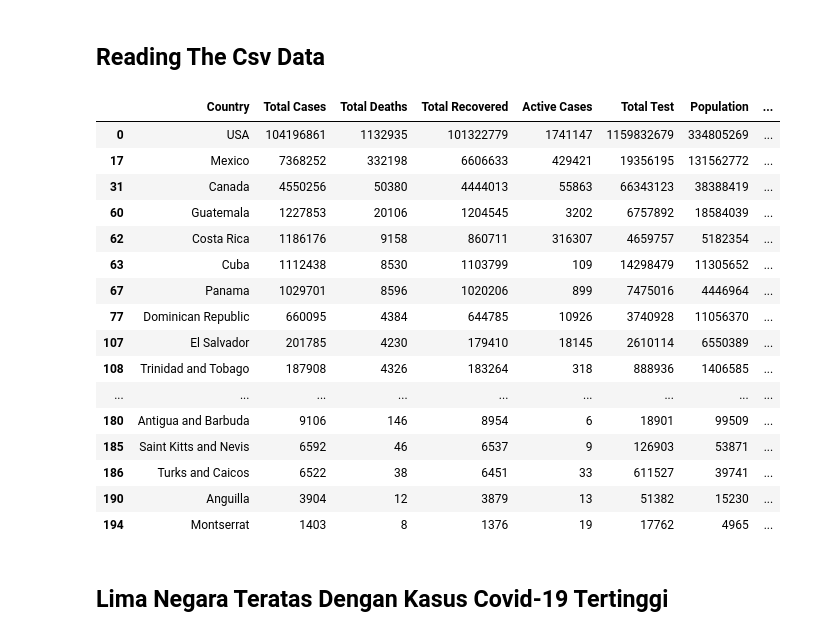
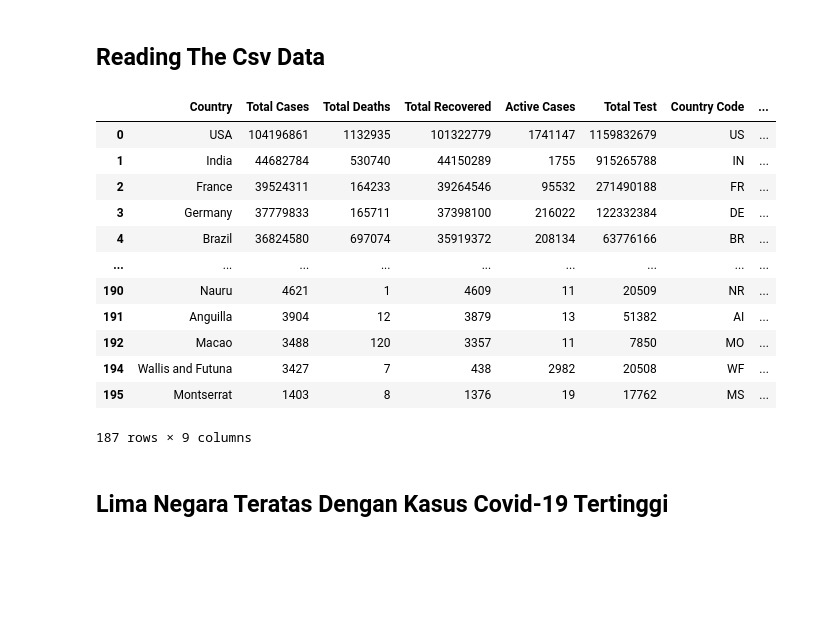
Before and after one commit to HaikalRFadhilahh/covid-19-python-analyst, a Jupyter notebook: covid.ipynb, the cells around one changed output. Cells and saved outputs as stored; diff of their text form; code cells hidden in the pictures; blank space fills up the shorter version.

```diff
--- a/covid.ipynb
+++ b/covid.ipynb
@@ -28,44 +32,54 @@ def dataFrameContinentCode(data,col):
         except:
             arr.append(None)
     return pd.DataFrame(arr,columns=['Continent Code'])
+
+def dataFrameCountryCode3(data,col):
+    arr = []
+    for x in data[col]:
+        try:
+            dump = country_name_to_country_alpha3(x)
+            arr.append(dump)
+        except:
+            arr.append(None)
+    return pd.DataFrame(arr,columns=['Country Code Alpha 3'])
 # %% [markdown]
 ## Reading The Csv Data
 # %%
 df = pd.read_csv('./covid_worldwide.csv')
+df.drop(columns=['Population'],inplace=True)
 df.dropna(inplace=True)
 df.drop(columns='Serial Number', inplace=True)
 df = df.apply(lambda x: x.str.replace(',', ''))
-df[['Total Cases', 'Total Deaths', 'Total Recovered', 'Active Cases', 'Total Test', 'Population']] = df[[
-    'Total Cases', 'Total Deaths', 'Total Recovered', 'Active Cases', 'Total Test', 'Population']].astype('int64')
+df[['Total Cases', 'Total Deaths', 'Total Recovered', 'Active Cases', 'Total Test']] = df[[
+    'Total Cases', 'Total Deaths', 'Total Recovered', 'Active Cases', 'Total Test']].astype('int64')
 df = df.replace(['S. Korea','UK'],['South Korea','United Kingdom'])
 df.reset_index(inplace=True)
 cc = dataFrameCountryCode(data=df,col='Country')
 cc.reset_index(inplace=True)
 df['Country Code'] = cc['Country Code']
 conc = dataFrameContinentCode(data=df,col='Country Code')
 conc.reset_index()
 df['Continent Code'] = conc['Continent Code']
+alp3 = dataFrameCountryCode3(data=df,col='Country')
+alp3.reset_index(inplace=True)
+df['Country Code Alpha 3'] = alp3['Country Code Alpha 3']
 df.dropna(how='any',inplace=True)
 df.drop(columns=['index'],inplace=True)
-df[df['Continent Code'] == 'NA']
+df
 # %% [output]
-|  | Country | Total Cases | Total Deaths | Total Recovered | Active Cases | Total Test | Population | ... |
-| 0 | USA | 104196861 | 1132935 | 101322779 | 1741147 | 1159832679 | 334805269 | ... |
-| 17 | Mexico | 7368252 | 332198 | 6606633 | 429421 | 19356195 | 131562772 | ... |
-| 31 | Canada | 4550256 | 50380 | 4444013 | 55863 | 66343123 | 38388419 | ... |
-| 60 | Guatemala | 1227853 | 20106 | 1204545 | 3202 | 6757892 | 18584039 | ... |
-| 62 | Costa Rica | 1186176 | 9158 | 860711 | 316307 | 4659757 | 5182354 | ... |
-| 63 | Cuba | 1112438 | 8530 | 1103799 | 109 | 14298479 | 11305652 | ... |
-| 67 | Panama | 1029701 | 8596 | 1020206 | 899 | 7475016 | 4446964 | ... |
-| 77 | Dominican Republic | 660095 | 4384 | 644785 | 10926 | 3740928 | 11056370 | ... |
-| 107 | El Salvador | 201785 | 4230 | 179410 | 18145 | 2610114 | 6550389 | ... |
-| 108 | Trinidad and Tobago | 187908 | 4326 | 183264 | 318 | 888936 | 1406585 | ... |
+|  | Country | Total Cases | Total Deaths | Total Recovered | Active Cases | Total Test | Country Code | ... |
+| 0 | USA | 104196861 | 1132935 | 101322779 | 1741147 | 1159832679 | US | ... |
+| 1 | India | 44682784 | 530740 | 44150289 | 1755 | 915265788 | IN | ... |
+| 2 | France | 39524311 | 164233 | 39264546 | 95532 | 271490188 | FR | ... |
+| 3 | Germany | 37779833 | 165711 | 37398100 | 216022 | 122332384 | DE | ... |
+| 4 | Brazil | 36824580 | 697074 | 35919372 | 208134 | 63776166 | BR | ... |
 | ... | ... | ... | ... | ... | ... | ... | ... | ... |
-| 180 | Antigua and Barbuda | 9106 | 146 | 8954 | 6 | 18901 | 99509 | ... |
-| 185 | Saint Kitts and Nevis | 6592 | 46 | 6537 | 9 | 126903 | 53871 | ... |
-| 186 | Turks and Caicos | 6522 | 38 | 6451 | 33 | 611527 | 39741 | ... |
-| 190 | Anguilla | 3904 | 12 | 3879 | 13 | 51382 | 15230 | ... |
-| 194 | Montserrat | 1403 | 8 | 1376 | 19 | 17762 | 4965 | ... |
+| 190 | Nauru | 4621 | 1 | 4609 | 11 | 20509 | NR | ... |
+| 191 | Anguilla | 3904 | 12 | 3879 | 13 | 51382 | AI | ... |
+| 192 | Macao | 3488 | 120 | 3357 | 11 | 7850 | MO | ... |
+| 194 | Wallis and Futuna | 3427 | 7 | 438 | 2982 | 20508 | WF | ... |
+| 195 | Montserrat | 1403 | 8 | 1376 | 19 | 17762 | MS | ... |
+187 rows × 9 columns
 # %% [markdown]
 ## Lima Negara Teratas Dengan Kasus Covid-19 Tertinggi
 # %%
```
Also changed, not shown: parts of 2 cells of this notebook.
